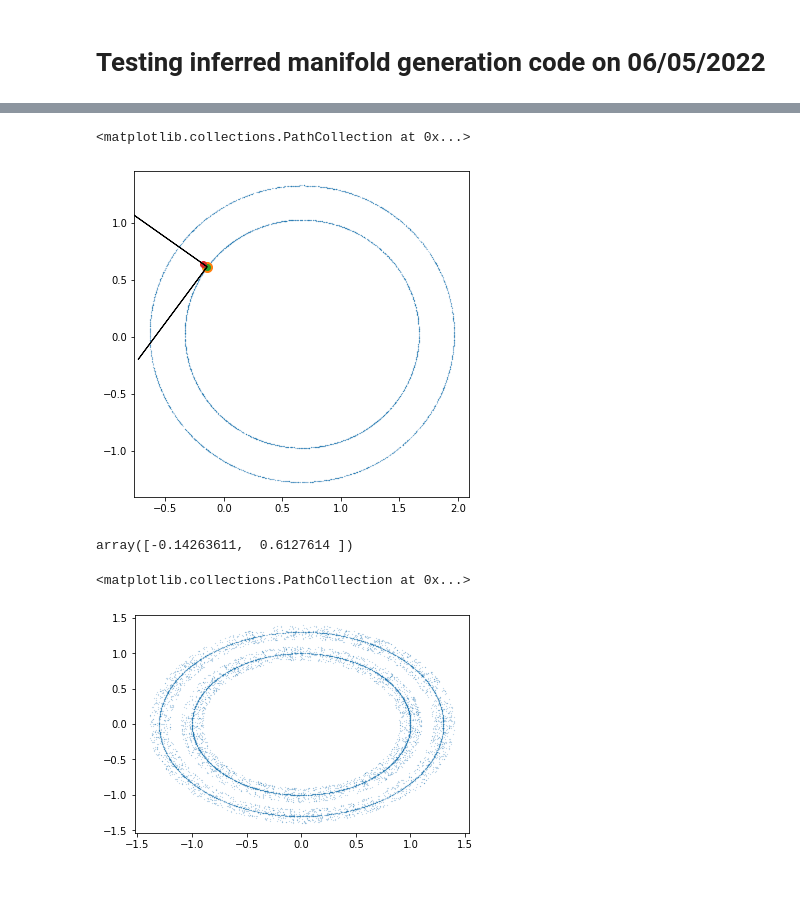
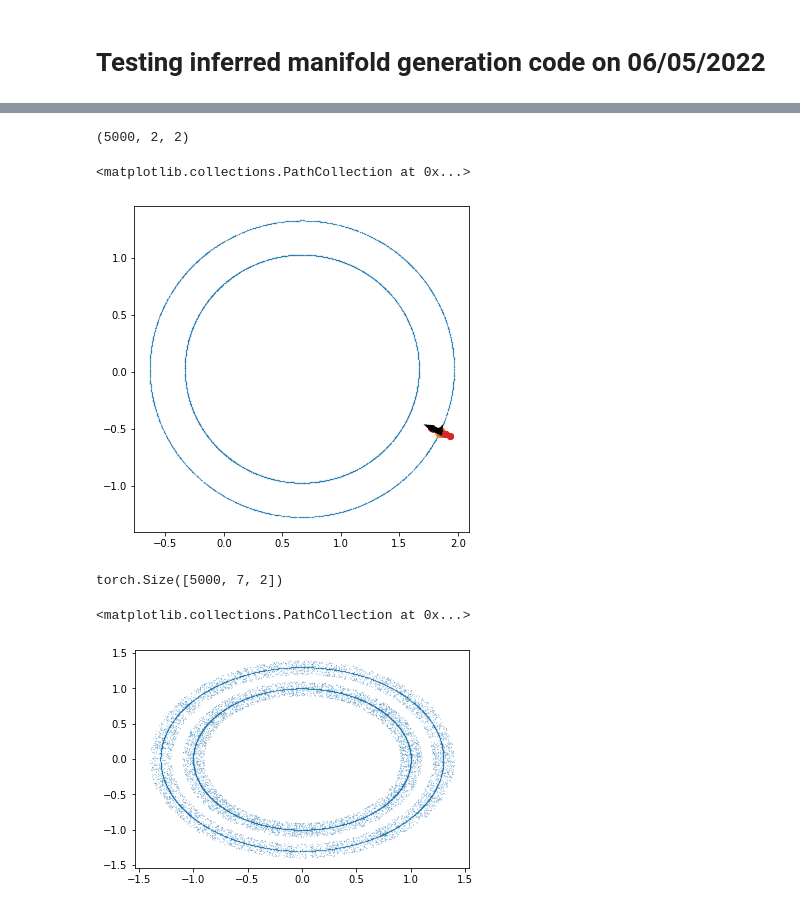
Before and after one commit to microsoft/distance-learner, a Jupyter notebook: notebooks/Testing Induced Manifold Generation in ConcentricSpheres.ipynb, the cells around one changed output, grey strips where cells are left out. Cells and saved outputs as stored; diff of their text form; code cells hidden in the pictures.

```diff
--- a/notebooks/Testing Induced Manifold Generation in ConcentricSpheres.ipynb
+++ b/notebooks/Testing Induced Manifold Generation in ConcentricSpheres.ipynb
@@ -199,7 +95,6 @@ np.where(test_spheres == 2)[0].shape
 # %% [markdown]
 # Testing inferred manifold generation code on 06/05/2022
 # %%
-dir_name = "/data/dumps/expC_dist_learner_for_adv_ex/rdm_concspheres_test/rdm_concspheres_k2n2_noninfdist_moreoffmfld_bs4096_inferred_debug/data/"
-
+dir_name = "/data/t-achetan_2/dumps/expC_dist_learner_for_adv_ex/rdm_concspheres_test/rdm_concspheres_k2n2_noninfdist_bs4096_inferred_debug/data/"
 train_set, val_set, test_set = ConcentricSpheres.load_splits(dir_name)
 # %% [output]
@@ -223,23 +118,30 @@ train_set, val_set, test_set = ConcentricSpheres.load_splits(dir_name)
+# %%
+train_set.all_tang_and_norms.shape
+# %% [output]
+(5000, 2, 2)
 # %%
 plt.figure(figsize=(6, 6))
 
-idx = 0
-onmfld_idx = train_set.poca_idx[idx]
+onmfld_idx = -200
 plt.scatter(train_set.on_mfld_pts_k_[:, 0], train_set.on_mfld_pts_k_[:, 1], s=0.01)
 plt.scatter(train_set.on_mfld_pts_k_[:, 0][onmfld_idx], train_set.on_mfld_pts_k_[:, 1][onmfld_idx], s=100)
-plt.arrow(train_set.on_mfld_pts_k_[:, 0][onmfld_idx], train_set.on_mfld_pts_k_[:, 1][onmfld_idx], train_set.tang_dset[onmfld_idx][0][0], train_set.tang_dset[onmfld_idx][0][1])
-plt.arrow(train_set.on_mfld_pts_k_[:, 0][onmfld_idx], train_set.on_mfld_pts_k_[:, 1][onmfld_idx], train_set.norm_dset[onmfld_idx][0][0], train_set.norm_dset[onmfld_idx][0][1])
-plt.scatter(train_set.new_poca_dset[idx][0], train_set.new_poca_dset[idx][1])
-plt.scatter(train_set.all_points_trivial_[:, 0][idx], train_set.all_points_trivial_[:, 1][idx])
+# plt.arrow(train_set.on_mfld_pts_k_[:, 0][onmfld_idx], train_set.on_mfld_pts_k_[:, 1][onmfld_idx], train_set.all_tang_and_norms[onmfld_idx][0][0], train_set.all_tang_and_norms[onmfld_idx][0][1])
+# plt.arrow(train_set.on_mfld_pts_k_[:, 0][onmfld_idx], train_set.on_mfld_pts_k_[:, 1][onmfld_idx], train_set.all_tang_and_norms[onmfld_idx][1][0], train_set.all_tang_and_norms[onmfld_idx][1][1])
+# plt.scatter(train_set.new_poca_dset[idx][0], train_set.new_poca_dset[idx][1])
+plt.arrow(train_set.on_mfld_pts_k_[:, 0][onmfld_idx], train_set.on_mfld_pts_k_[:, 1][onmfld_idx], train_set.on_mfld_pb[onmfld_idx][1][0], train_set.on_mfld_pb[onmfld_idx][1][1], linewidth=5)
+plt.arrow(train_set.on_mfld_pts_k_[:, 0][onmfld_idx], train_set.on_mfld_pts_k_[:, 1][onmfld_idx], train_set.off_mfld_pb[onmfld_idx][1][0], train_set.off_mfld_pb[onmfld_idx][1][1], linewidth=5)
+
+plt.scatter(train_set.all_points_trivial_[:, 0][onmfld_idx], train_set.all_points_trivial_[:, 1][onmfld_idx])
+plt.scatter(train_set.off_mfld_pts_for_chunk[onmfld_idx][:, 0], train_set.off_mfld_pts_for_chunk[onmfld_idx][:, 1])
 # %% [output]
 <matplotlib.collections.PathCollection at 0x...>
-[figure, old version]
+[figure, new version]
-# %%
-train_set.new_poca_dset[idx]
-# %% [output]
-array([-0.14263611,  0.6127614 ])
+# %%
+train_set.off_mfld_pts_for_chunk.shape
+# %% [output]
+torch.Size([5000, 7, 2])
 # %%
 plt.scatter(train_set.normed_all_points[:, 0], train_set.normed_all_points[:, 1], s=0.01)
 # %% [output]
 <matplotlib.collections.PathCollection at 0x...>
-[figure, old version]
+[figure, new version]
```
Also changed, not shown: parts of 26 cells of this notebook, 4 other files.
